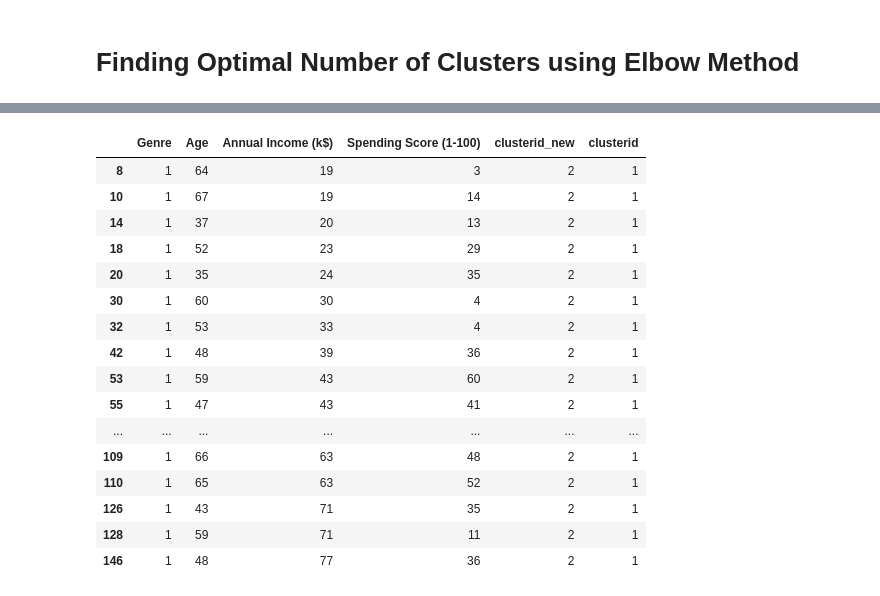
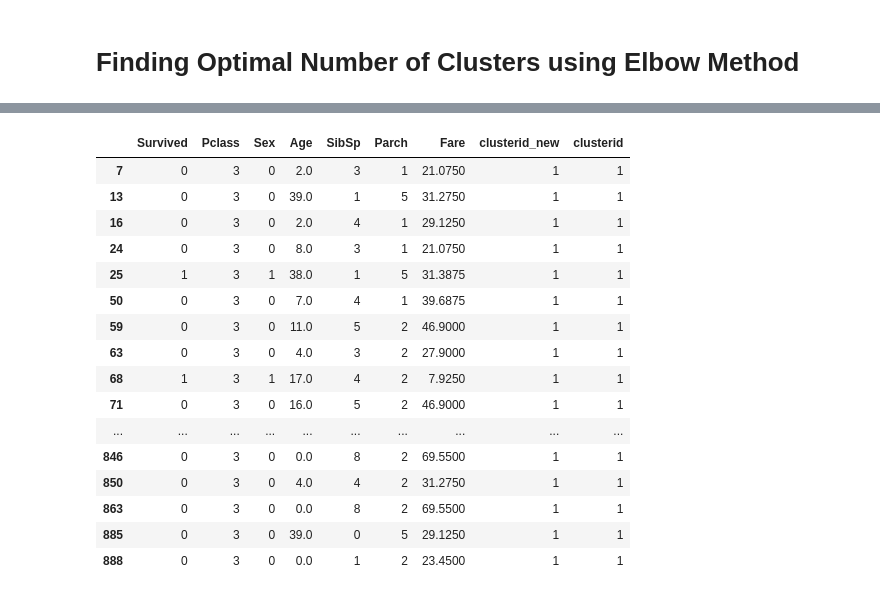
Before and after one commit to sravanirachamalla/MLA2021, a Jupyter notebook: customer_clustering.ipynb, the cells around one changed output, grey strips where cells are left out. Saved outputs shown, nothing was run; the diff lists cells and outputs as text; code cells hidden in the pictures.

```diff
--- a/customer_clustering.ipynb
+++ b/customer_clustering.ipynb
@@ -68,0 +100,2 @@ customers_data
+# %%
+titanic_data['Sex'] = encoded_sex
@@ -68,0 +118,3 @@ customers_data
+# %%
+titanic_data = titanic_data.fillna(0)
+titanic_data
@@ -71,12 +137,14 @@ customers_data
 # %%
 from sklearn.preprocessing import StandardScaler
 scaler = StandardScaler()
-scaled_customers_data = scaler.fit_transform( customers_data[['Genre',
-                                                              'Age',
-                                                'Annual Income (k$)',
-                                                'Spending Score (1-100)']] )
+scaled_titanic_data = scaler.fit_transform( titanic_data[[ 'Age',
+                                                          'Survived',
+                                                            'Pclass',
+                                                            'SibSp',
+                                                           'Parch',
+                                                            'Fare']] )
 # %%
 from sklearn.cluster import KMeans
-clusters_new = KMeans( 3, random_state=42 )
-clusters_new.fit( scaled_customers_data )
-customers_data["clusterid_new"] = clusters_new.labels_
+clusters_new = KMeans( 4, random_state=42 )
+clusters_new.fit( scaled_titanic_data )
+titanic_data["clusterid_new"] = clusters_new.labels_
@@ -142,21 +206,21 @@ customers_data[customers_data.clusterid == 0]
 # %%
-customers_data[customers_data.clusterid == 1]
+titanic_data[titanic_data.clusterid == 1]
 # %% [output]
-|  | Genre | Age | Annual Income (k$) | Spending Score (1-100) | clusterid_new | clusterid |
-| 8 | 1 | 64 | 19 | 3 | 2 | 1 |
-| 10 | 1 | 67 | 19 | 14 | 2 | 1 |
-| 14 | 1 | 37 | 20 | 13 | 2 | 1 |
-| 18 | 1 | 52 | 23 | 29 | 2 | 1 |
-| 20 | 1 | 35 | 24 | 35 | 2 | 1 |
-| 30 | 1 | 60 | 30 | 4 | 2 | 1 |
-| 32 | 1 | 53 | 33 | 4 | 2 | 1 |
-| 42 | 1 | 48 | 39 | 36 | 2 | 1 |
-| 53 | 1 | 59 | 43 | 60 | 2 | 1 |
-| 55 | 1 | 47 | 43 | 41 | 2 | 1 |
-| ... | ... | ... | ... | ... | ... | ... |
-| 109 | 1 | 66 | 63 | 48 | 2 | 1 |
-| 110 | 1 | 65 | 63 | 52 | 2 | 1 |
-| 126 | 1 | 43 | 71 | 35 | 2 | 1 |
-| 128 | 1 | 59 | 71 | 11 | 2 | 1 |
-| 146 | 1 | 48 | 77 | 36 | 2 | 1 |
+|  | Survived | Pclass | Sex | Age | SibSp | Parch | Fare | clusterid_new | clusterid |
+| 7 | 0 | 3 | 0 | 2.0 | 3 | 1 | 21.0750 | 1 | 1 |
+| 13 | 0 | 3 | 0 | 39.0 | 1 | 5 | 31.2750 | 1 | 1 |
+| 16 | 0 | 3 | 0 | 2.0 | 4 | 1 | 29.1250 | 1 | 1 |
+| 24 | 0 | 3 | 0 | 8.0 | 3 | 1 | 21.0750 | 1 | 1 |
+| 25 | 1 | 3 | 1 | 38.0 | 1 | 5 | 31.3875 | 1 | 1 |
+| 50 | 0 | 3 | 0 | 7.0 | 4 | 1 | 39.6875 | 1 | 1 |
+| 59 | 0 | 3 | 0 | 11.0 | 5 | 2 | 46.9000 | 1 | 1 |
+| 63 | 0 | 3 | 0 | 4.0 | 3 | 2 | 27.9000 | 1 | 1 |
+| 68 | 1 | 3 | 1 | 17.0 | 4 | 2 | 7.9250 | 1 | 1 |
+| 71 | 0 | 3 | 0 | 16.0 | 5 | 2 | 46.9000 | 1 | 1 |
+| ... | ... | ... | ... | ... | ... | ... | ... | ... | ... |
+| 846 | 0 | 3 | 0 | 0.0 | 8 | 2 | 69.5500 | 1 | 1 |
+| 850 | 0 | 3 | 0 | 4.0 | 4 | 2 | 31.2750 | 1 | 1 |
+| 863 | 0 | 3 | 0 | 0.0 | 8 | 2 | 69.5500 | 1 | 1 |
+| 885 | 0 | 3 | 0 | 39.0 | 0 | 5 | 29.1250 | 1 | 1 |
+| 888 | 0 | 3 | 0 | 0.0 | 1 | 2 | 23.4500 | 1 | 1 |
 # %%
```
Also changed, not shown: parts of 30 cells of this notebook.
